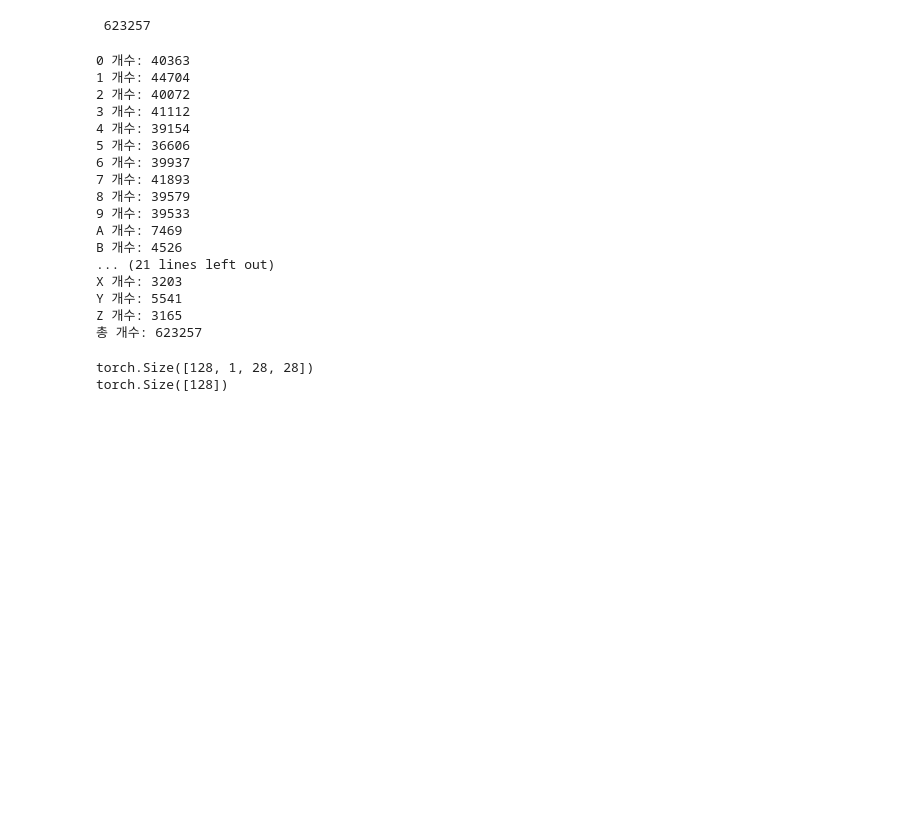
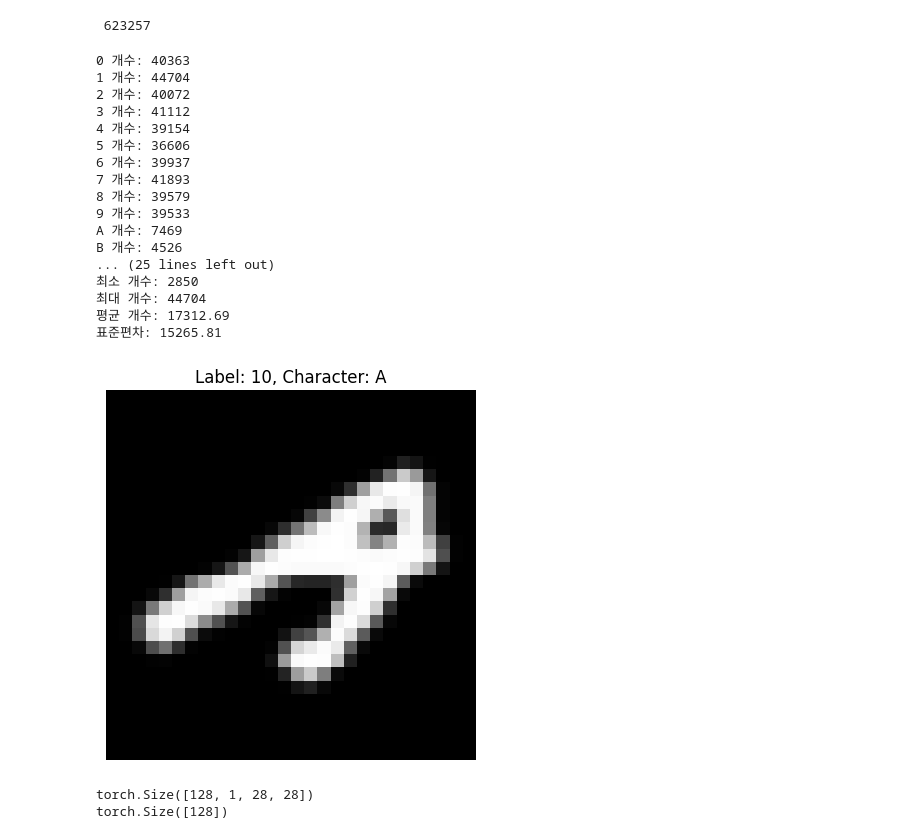
Before and after one commit to alphaka27/Diffusion_HASH_inverse, a Jupyter notebook: notebooks/test.ipynb, the cells around one changed output. Cells and saved outputs as stored; diff of their text form; code cells hidden in the pictures; blank space fills up the shorter version.

```diff
--- a/notebooks/test.ipynb
+++ b/notebooks/test.ipynb
@@ -91,6 +91,7 @@ print("", len(sub_dataset))
 # %% [output]
  623257
 # %%
+_sum = 0
 for ch in target_chars:
     label = train_dataset.classes.index(ch)
     _train_indices = (train_dataset.targets == label).nonzero(as_tuple=True)[0].tolist()
@@ -98,11 +99,12 @@ for ch in target_chars:
     _train_subset = Subset(train_dataset, _train_indices)
     _test_subset = Subset(test_dataset, _test_indices)
     dataset_dict[ch] = ConcatDataset([_train_subset, _test_subset])
+    _sum += len(dataset_dict[ch])
 
-_sum = 0
+
 for _k, _v in dataset_dict.items():
-    _sum += len(_v)
     print(f"{_k} 개수: {len(_v)}")
+
 print(f"총 개수: {_sum}")
 # %% [output]
 0 개수: 40363
@@ -117,11 +119,20 @@ print(f"총 개수: {_sum}")
 9 개수: 39533
 A 개수: 7469
 B 개수: 4526
-... (21 lines left out)
-X 개수: 3203
-Y 개수: 5541
-Z 개수: 3165
-총 개수: 623257
+... (25 lines left out)
+최소 개수: 2850
+최대 개수: 44704
+평균 개수: 17312.69
+표준편차: 15265.81
+# %%
+a_dataset = dataset_dict["A"]
+img, label = a_dataset[0]
+plt.imshow(img.squeeze(0), cmap="gray")
+plt.title(f"Label: {label}, Character: {train_dataset.classes[label]}")
+plt.axis("off")
+plt.show()
+# %% [output]
+[figure, added]
 # %%
 images, labels = next(iter(dataloader))
 
```
Also changed, not shown: 4 other files.
